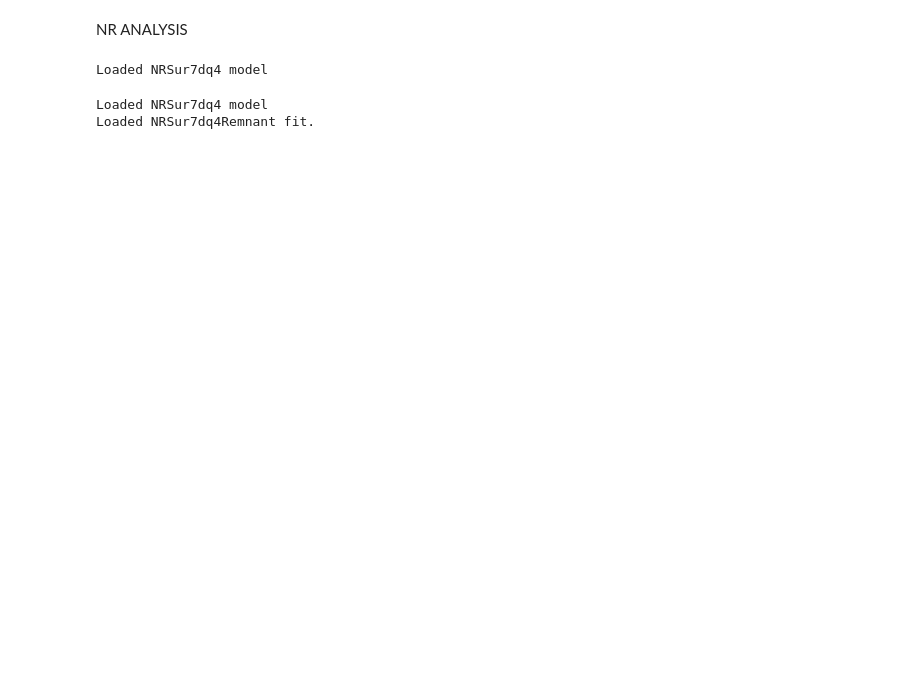
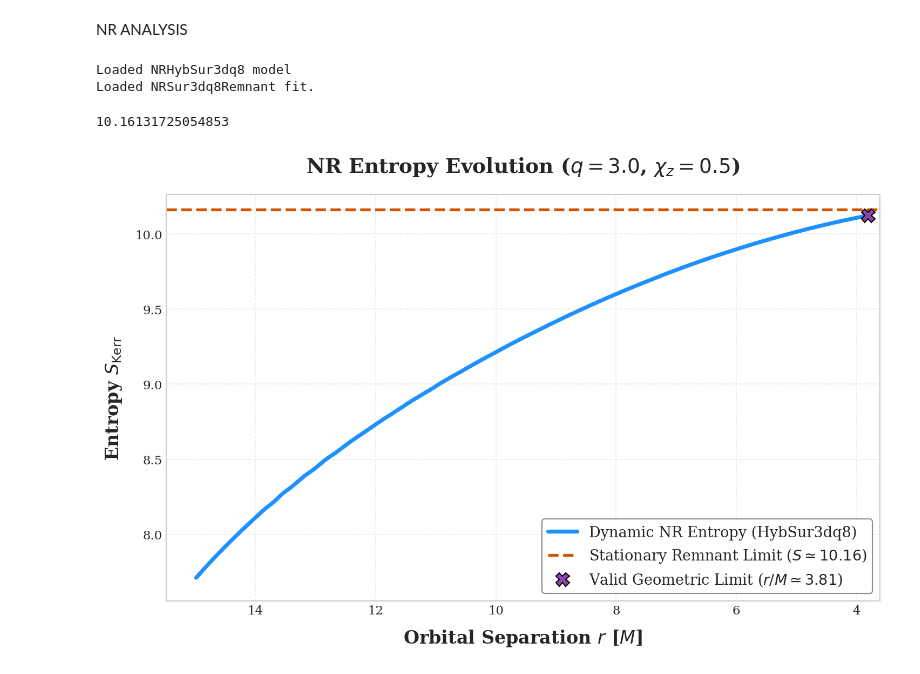
Before and after one commit to giacomobrugali/Entropy-conjecture, a Jupyter notebook: Entropy-conjecture/Newtonian_analysis/Aligned_spin.ipynb, the cells around one changed output. Cells and saved outputs as stored; diff of their text form; code cells hidden in the pictures; blank space fills up the shorter version.

```diff
--- a/Entropy-conjecture/Newtonian_analysis/Aligned_spin.ipynb
+++ b/Entropy-conjecture/Newtonian_analysis/Aligned_spin.ipynb
@@ -320,11 +326,7 @@ plt.show()
 # %% [markdown]
 NR ANALYSIS
-# %%
-sur_wave = gws.LoadSurrogate('NRSur7dq4')
-# %% [output]
-Loaded NRSur7dq4 model
 # %%
-q = 4.0
+q = 3.0
 m1 = q / (1.0 + q)
 m2 = 1.0 / (1.0 + q)
 eta = m1 * m2
@@ -333,8 +335,8 @@ chi2 = [0.0, 0.0, 0.2]
 
 times_NR = np.linspace(-1000, 0, 2000)
 # %%
-sur_wave = gws.LoadSurrogate('NRSur7dq4')
-sur_remnant = surfinBH.LoadFits('NRSur7dq4Remnant')
+sur_wave_aligned = gws.LoadSurrogate('NRHybSur3dq8')
+sur_remnant_aligned = surfinBH.LoadFits('NRSur3dq8Remnant')
 # %% [output]
-Loaded NRSur7dq4 model
-Loaded NRSur7dq4Remnant fit.
+Loaded NRHybSur3dq8 model
+Loaded NRSur3dq8Remnant fit.
@@ -342,0 +343,7 @@ Loaded NRSur7dq4Remnant fit.
+# %%
+M_f, chi_f_array, _, _, _, _ = sur_remnant_aligned.all(q, chi1, chi2)
+J_f = (M_f**2) * chi_f_array[2]
+S_final = 2.0 * np.pi * (M_f**2) * (1.0 + np.sqrt(1.0 - (J_f/(M_f**2))**2))
+print(S_final)
+# %% [output]
+10.16131725054853
@@ -342,0 +388,35 @@ Loaded NRSur7dq4Remnant fit.
+# %%
+plt.rcParams.update({
+    'font.size': 14,
+    'font.family': 'serif',
+    'axes.labelsize': 16,
+    'axes.titlesize': 18,
+    'legend.fontsize': 13
+})
+
+fig, ax = plt.subplots(figsize=(10, 6.5), dpi=150)
+ax.plot(r_plot, S_plot, color='#1e90ff', lw=3.5, label='Dynamic NR Entropy (HybSur3dq8)')
+ax.axhline(S_final, color='#d35400', linestyle='--', lw=2.5,
+           label=rf'Stationary Remnant Limit ($S \simeq {S_final:.2f}$)')
+valid_r_values = r_plot[~np.isnan(S_plot)]
+if len(valid_r_values) > 0:
+    r_start_plot = valid_r_values[0]
+else:
+    r_start_plot = 15.0
+ax.invert_xaxis()
+ax.set_xlim(r_start_plot + 0.5, r_plot[-1] - 0.2)
+y_min = np.nanmin(S_plot) * 0.98
+y_max = S_final * 1.01
+ax.set_ylim(y_min, y_max)
+ax.plot(r_plot[-1], S_plot[-1], marker='X', color='#8e44ad', markersize=12,
+        markeredgecolor='black', linestyle='none', zorder=5,
+        label=rf'Valid Geometric Limit ($r/M \simeq {r_plot[-1]:.2f}$)')
+ax.set_xlabel(r'Orbital Separation $r$ [$M$]', fontweight='bold', labelpad=10)
+ax.set_ylabel(r'Entropy $S_{\mathrm{Kerr}}$', fontweight='bold', labelpad=10)
+ax.set_title(rf'NR Entropy Evolution ($q={q}$, $\chi_z={chi1_z}$)', fontweight='bold', pad=20)
+ax.grid(True, linestyle='--', alpha=0.4)
+ax.legend(loc='lower right', frameon=True, facecolor='white', edgecolor='gray', framealpha=0.9)
+plt.tight_layout()
+plt.show()
+# %% [output]
+[figure, added]
```
Also changed, not shown: parts of 12 cells of this notebook.
